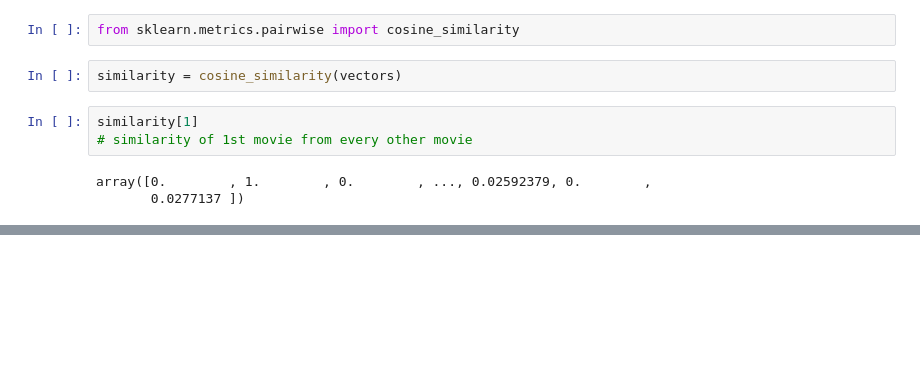
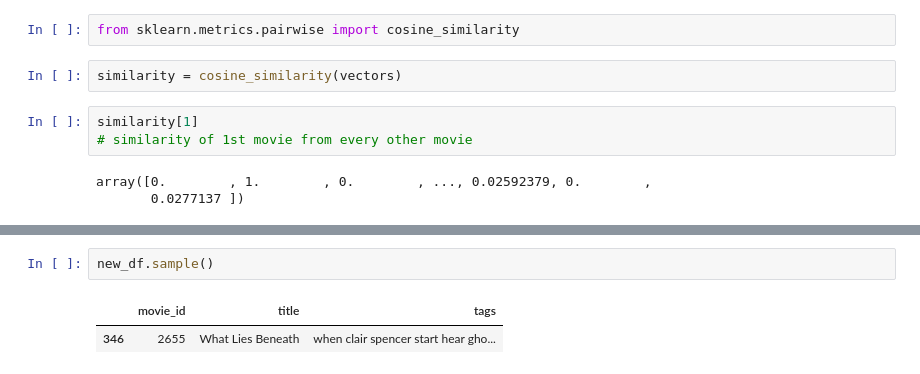
Before and after one commit to Shrauz/Recommendation-system, a Jupyter notebook: recommendation-system.ipynb, the cells around one changed output, grey strips where cells are left out. Cells and saved outputs as stored; diff of their text form; blank space fills up the shorter version.

```diff
--- a/recommendation-system.ipynb
+++ b/recommendation-system.ipynb
@@ -335,0 +344,5 @@ array([0.        , 1.        , 0.        , ..., 0.02592379, 0.        ,
+# %%
+new_df.sample()
+# %% [output]
+|  | movie_id | title | tags |
+| 346 | 2655 | What Lies Beneath | when clair spencer start hear gho... |
```
Also changed, not shown: parts of 2 cells of this notebook.
